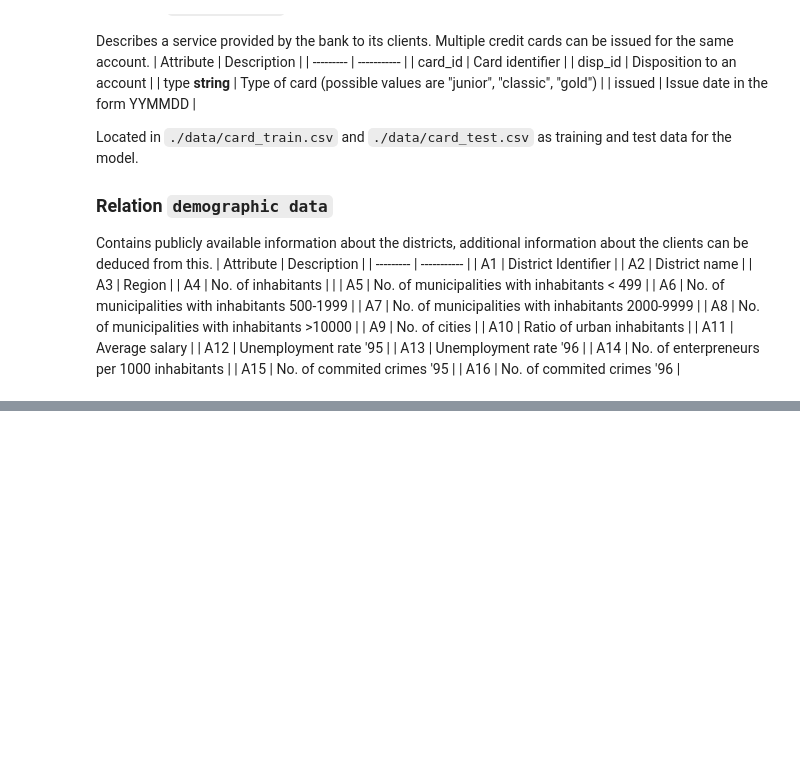
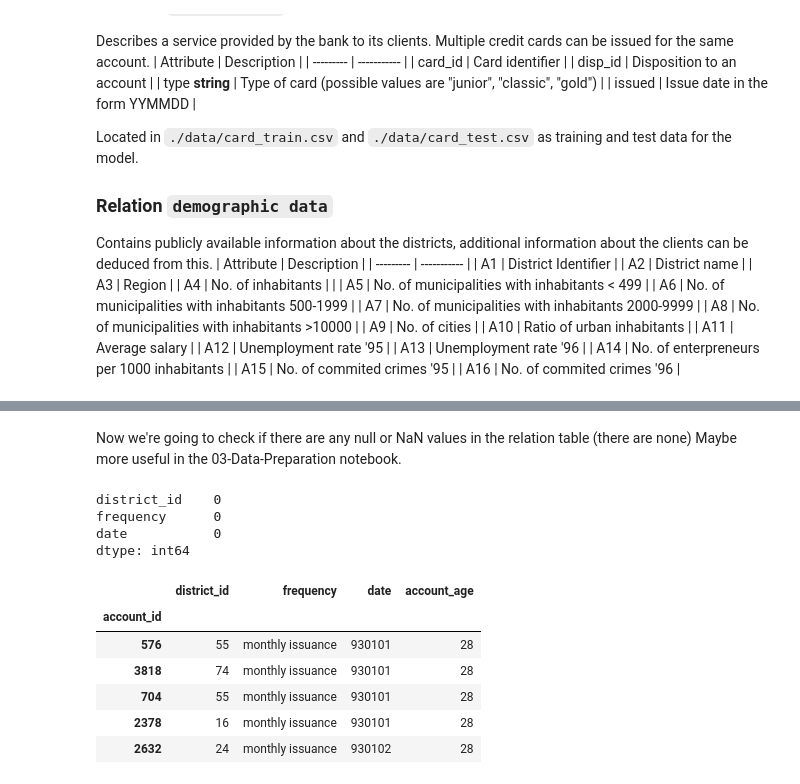
Before and after one commit to Goncalo101/FEUP-CAC, a Jupyter notebook: 02-Data-Understanding.ipynb, the cells around one changed output, grey strips where cells are left out. Drawn from its saved outputs; the diff is of its cells as text; code cells hidden in the pictures; blank space fills up the shorter version.

```diff
--- a/02-Data-Understanding.ipynb
+++ b/02-Data-Understanding.ipynb
@@ -118,0 +139,20 @@ Contains publicly available information about the districts, additional informat
+# %% [markdown]
+Now we're going to check if there are any null or NaN values in the relation table (there are none) Maybe more useful in the 03-Data-Preparation notebook.
+# %%
+account_df.isna().sum()
+# %% [output]
+district_id    0
+frequency      0
+date           0
+dtype: int64
+# %%
+account_df['account_age'] = 2021 - ((account_df['date'] // 10000) + 1900)
+account_df.head()
+# %% [output]
+|  | district_id | frequency | date | account_age |
+| account_id |  |  |  |  |
+| 576 | 55 | monthly issuance | 930101 | 28 |
+| 3818 | 74 | monthly issuance | 930101 | 28 |
+| 704 | 55 | monthly issuance | 930101 | 28 |
+| 2378 | 16 | monthly issuance | 930101 | 28 |
+| 2632 | 24 | monthly issuance | 930102 | 28 |
```
Also changed, not shown: parts of 8 cells of this notebook.
